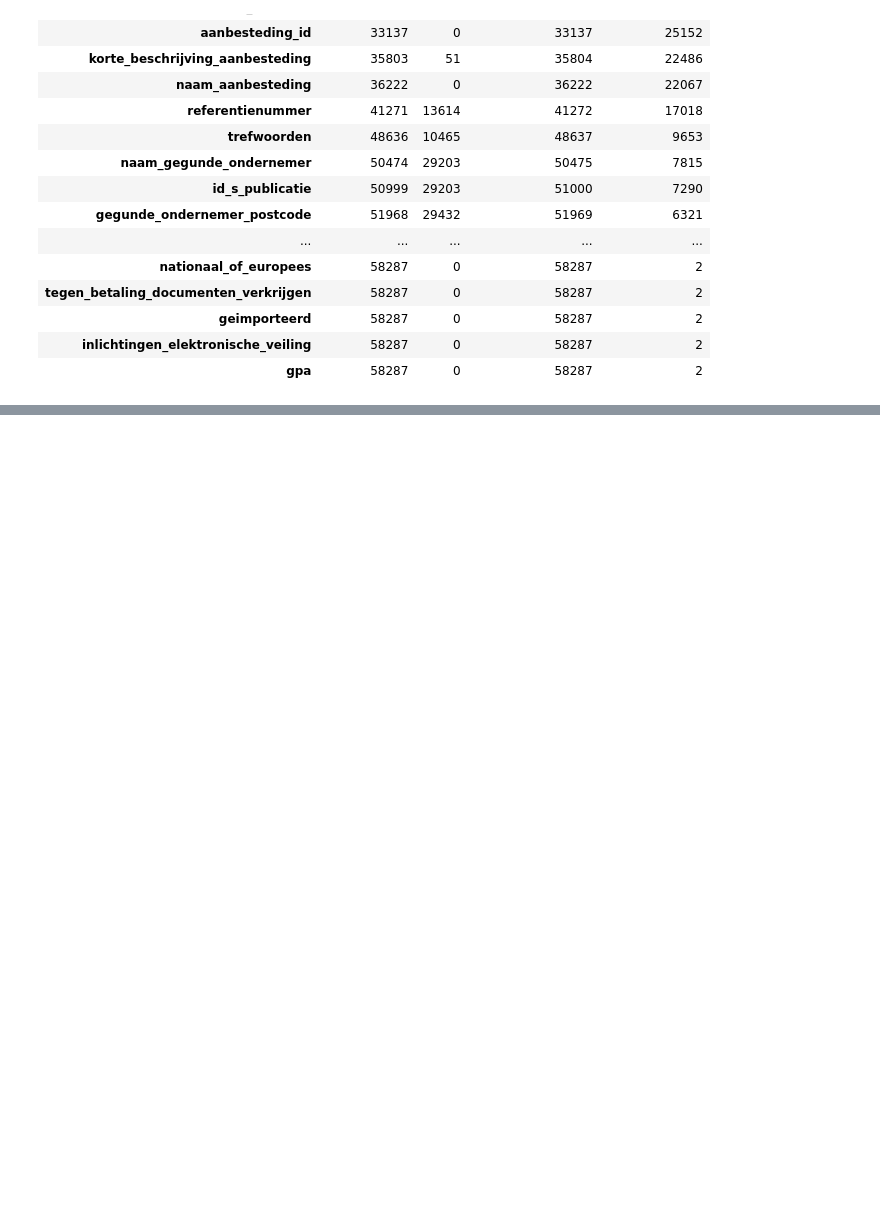
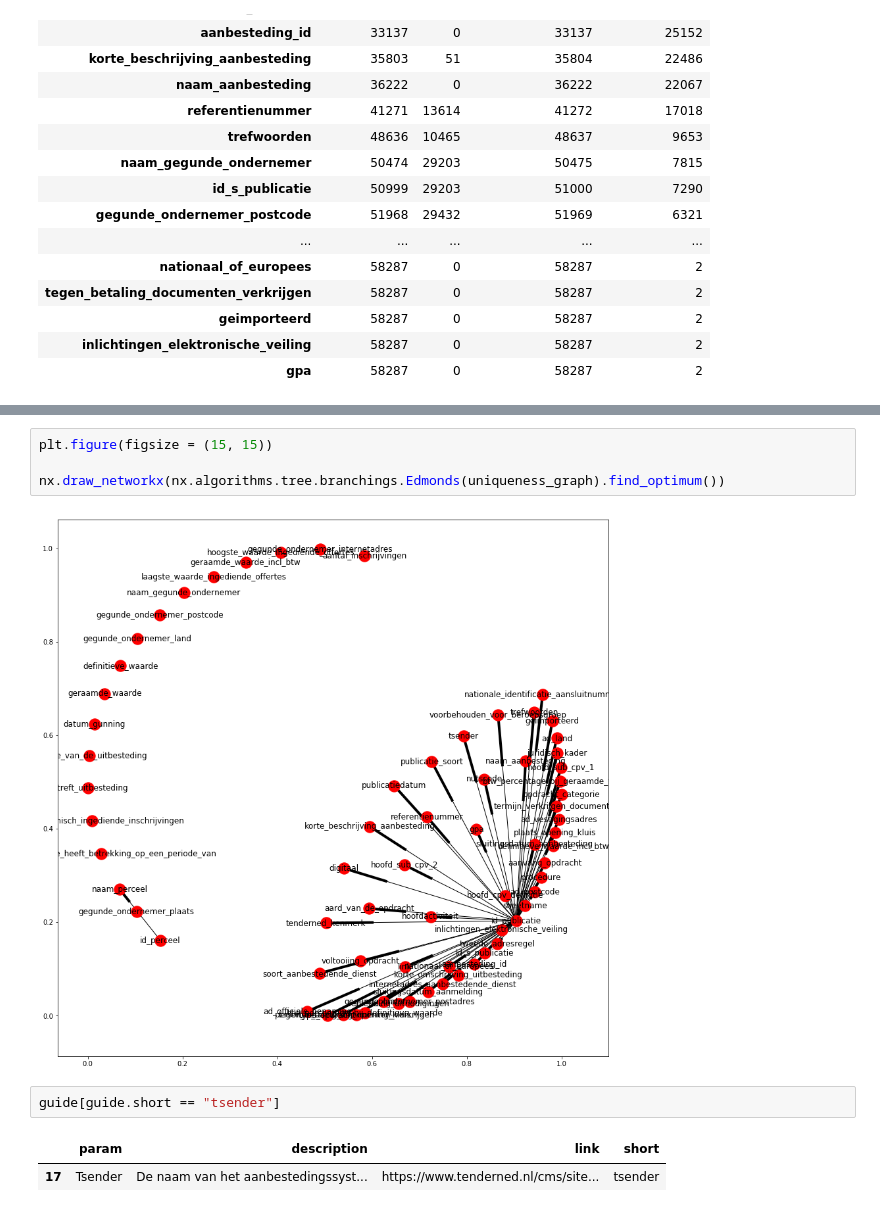
Before and after one commit to Gijs-Koot/Gijs-Koot.github.io, a Jupyter notebook: notebooks/tender-cleanup.ipynb, the cells around one changed output, grey strips where cells are left out. Drawn from its saved outputs; the diff is of its cells as text; blank space fills up the shorter version.

```diff
--- a/notebooks/tender-cleanup.ipynb
+++ b/notebooks/tender-cleanup.ipynb
@@ -122,0 +235,11 @@ tenders.apply(count_dupes, axis = 0).T.sort_values("duplications")
+# %%
+plt.figure(figsize = (15, 15))
+
+nx.draw_networkx(nx.algorithms.tree.branchings.Edmonds(uniqueness_graph).find_optimum())
+# %% [output]
+[figure, added]
+# %%
+guide[guide.short == "tsender"]
+# %% [output]
+|  | param | description | link | short |
+| 17 | Tsender | De naam van het aanbestedingssyst... | https://www.tenderned.nl/cms/site... | tsender |
```
Also changed, not shown: parts of 24 cells of this notebook, 1 other file.
